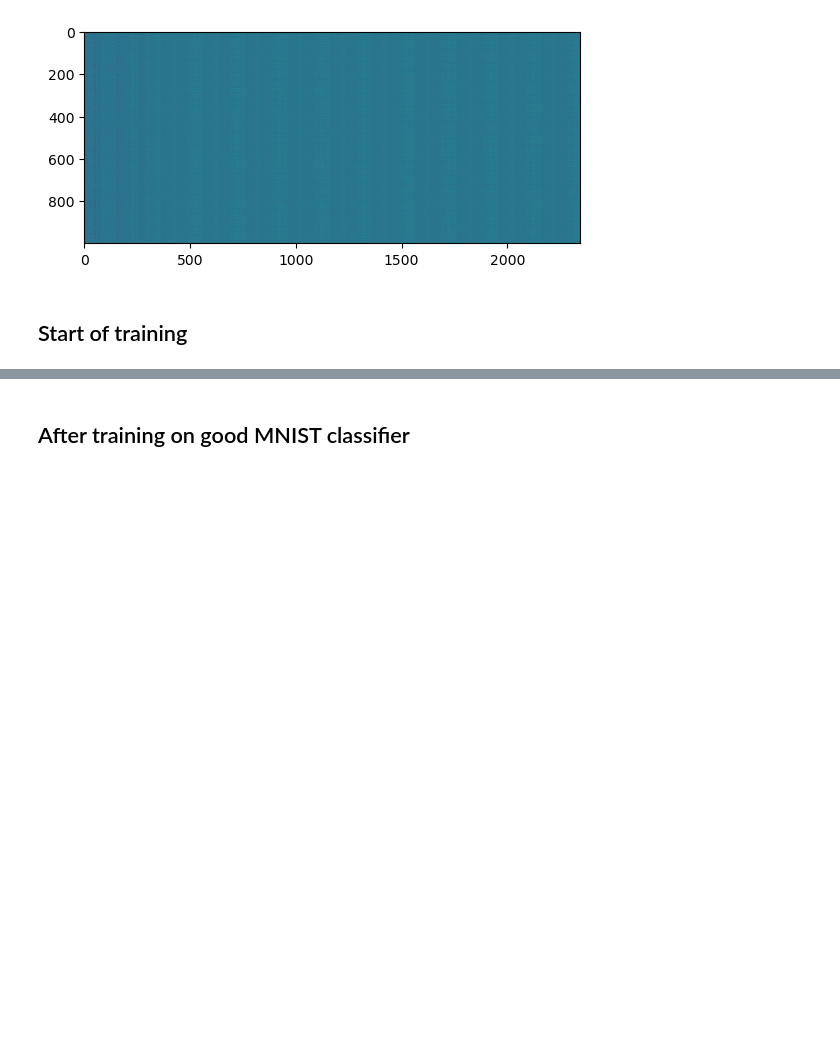
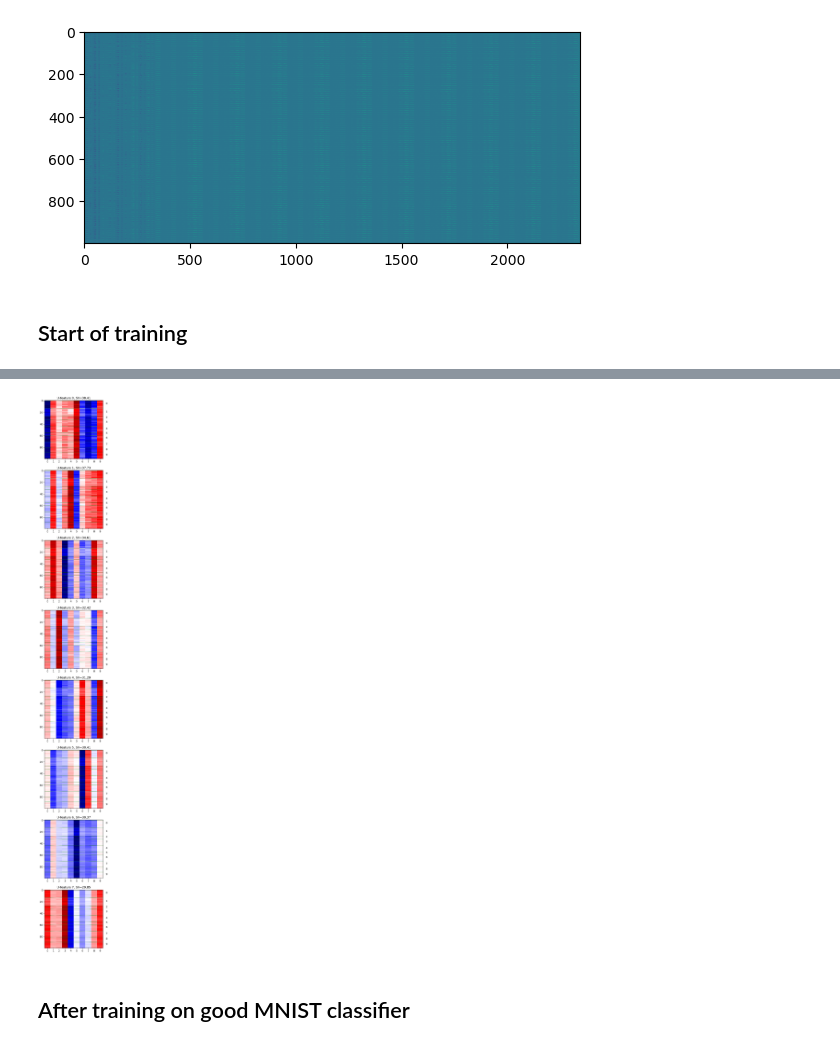
Before and after one commit to LRudL/dots, a Jupyter notebook: notebooks/u_features_2d_exploration.ipynb, the cells around one changed output, grey strips where cells are left out. Saved outputs shown, nothing was run; the diff lists cells and outputs as text; code cells hidden in the pictures; blank space fills up the shorter version.

```diff
--- a/notebooks/u_features_2d_exploration.ipynb
+++ b/notebooks/u_features_2d_exploration.ipynb
@@ -92,2 +105,12 @@ for i in range(0, 4):
+# %%
+plot_top_2d_u_feats(
+    BasicCNN(fc_bias=False),
+    batch,
+    y,
+    max_feats=8,
+    figsize=(20, 40)
+)
+# %% [output]
+[figure, added]
 # %% [markdown]
 ## After training on good MNIST classifier
```
Also changed, not shown: parts of 24 cells of this notebook, 4 other files.
